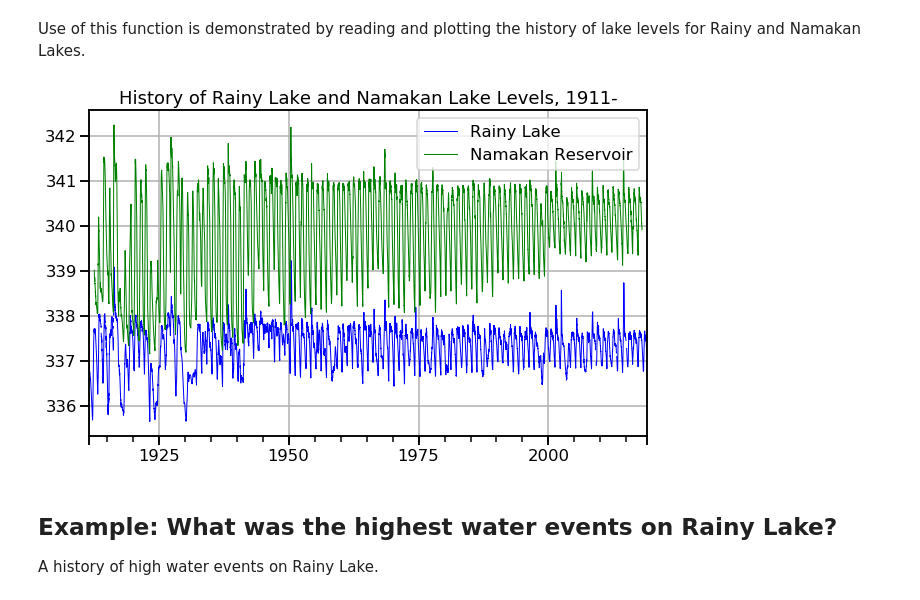
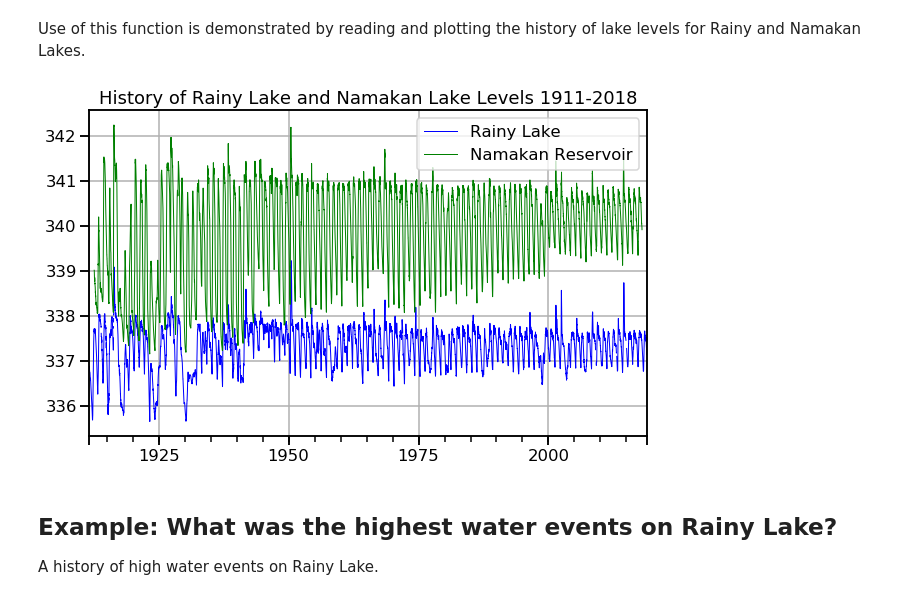
Before and after one commit to jckantor/Controlling-Natural-Watersheds, a Jupyter notebook: notebooks/A.02-Water_Survey_of_Canada_Usage.ipynb, the cells around one changed output. Saved outputs shown, nothing was run; the diff lists cells and outputs as text; code cells hidden in the pictures.

```diff
--- a/notebooks/A.02-Water_Survey_of_Canada_Usage.ipynb
+++ b/notebooks/A.02-Water_Survey_of_Canada_Usage.ipynb
@@ -40,11 +42,11 @@ with open ("google_api_key.txt", "r") as f:
 
 Reading the cached data sets.
 # %%
-WSC_STATIONS = pd.read_pickle('../data/WSC_STATIONS')
-WSC_LEVELS = pd.read_pickle('../data/WSC_LEVELS')
-WSC_FLOWS = pd.read_pickle('../data/WSC_FLOWS')
+STATIONS = pd.read_pickle('../data/HYDAT_STATIONS')
+LEVELS = pd.read_pickle('../data/HYDAT_LEVELS')
+FLOWS = pd.read_pickle('../data/HYDAT_FLOWS')
 
-display(WSC_STATIONS['STATION_NAME'])
+display(STATIONS['STATION_NAME'])
 # %% [output]
 STATION_NUMBER
 05PA001                     KETTLE RIVER ABOVE KETTLE FALLS
@@ -210,15 +212,17 @@ Text(0, 0.5, 'Cubic Meters per Second')
 Use of this function is demonstrated by reading and plotting the history of lake levels for Rainy and Namakan Lakes.
 # %%
 plt.figure(figsize=(10,6))
-WSC_LEVELS['05PB007'].plot(color='blue',lw=1)   # RL at Fort Frances
-WSC_LEVELS['05PA003'].plot(color='green',lw=1)  # NL at Kettle Falls
-WSC_LEVELS['05PA013'].plot(color='green',lw=1)  # NL at Squirrel Island
+LEVELS['05PB007'].plot(color='blue',lw=1)   # RL at Fort Frances
+LEVELS['05PA003'].plot(color='green',lw=1)  # NL at Kettle Falls
+LEVELS['05PA013'].plot(color='green',lw=1)  # NL at Squirrel Island
 
 plt.legend(['Rainy Lake','Namakan Reservoir']);
-plt.title('History of Rainy Lake and Namakan Lake Levels, 1911-')
+plt.title('History of Rainy Lake and Namakan Lake Levels ' +
+          str(LEVELS['05PB007'].dropna().index[0].year) +
+          '-' + str(LEVELS['05PB007'].dropna().index[-1].year))
 plt.grid()
 # %% [output]
-[figure, old version]
+[figure, new version]
 # %% [markdown]
 ## Example: What was the highest water events on Rainy Lake?
 
```
Also changed, not shown: parts of 19 cells of this notebook, 13 other files.
